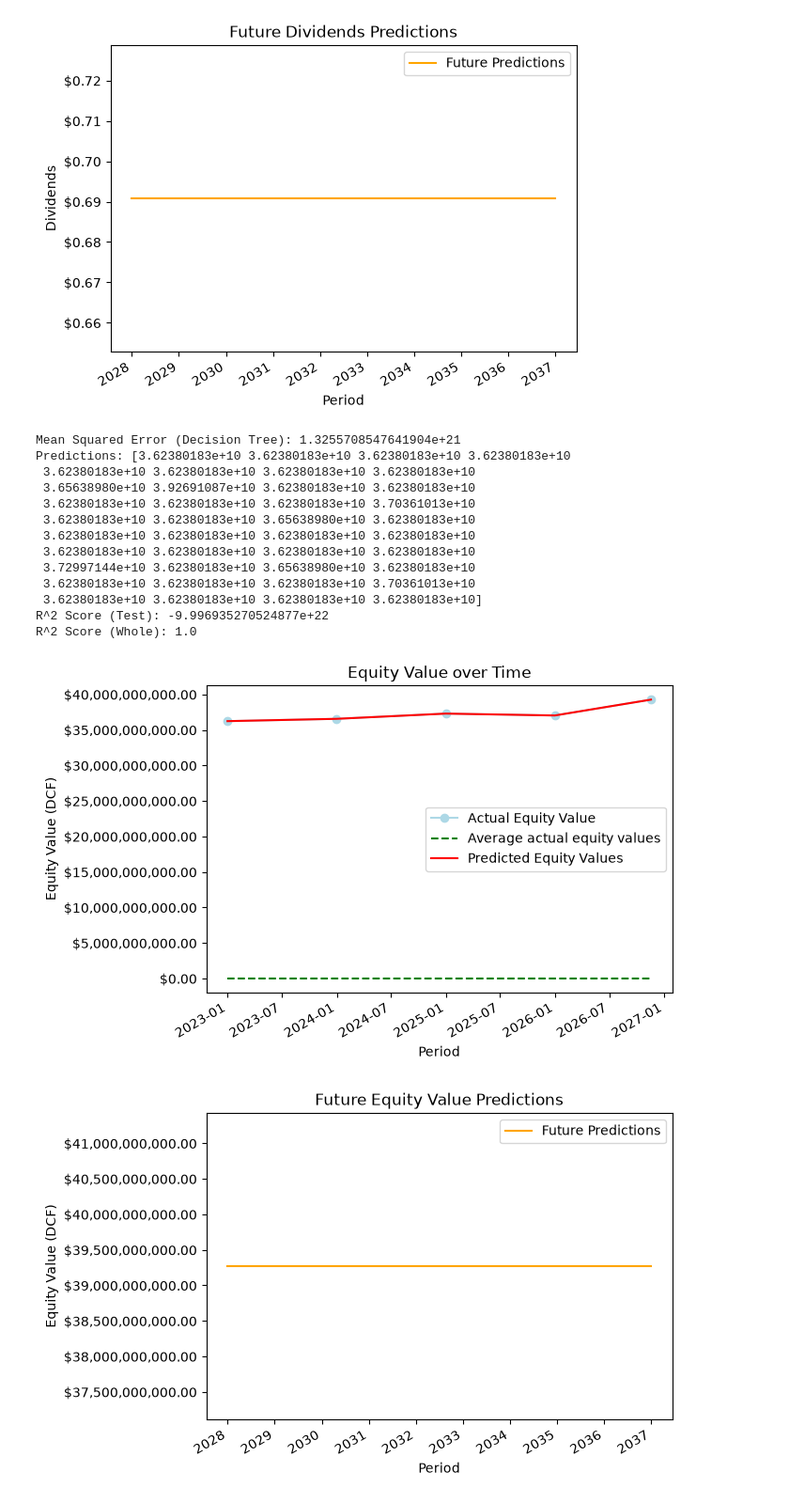
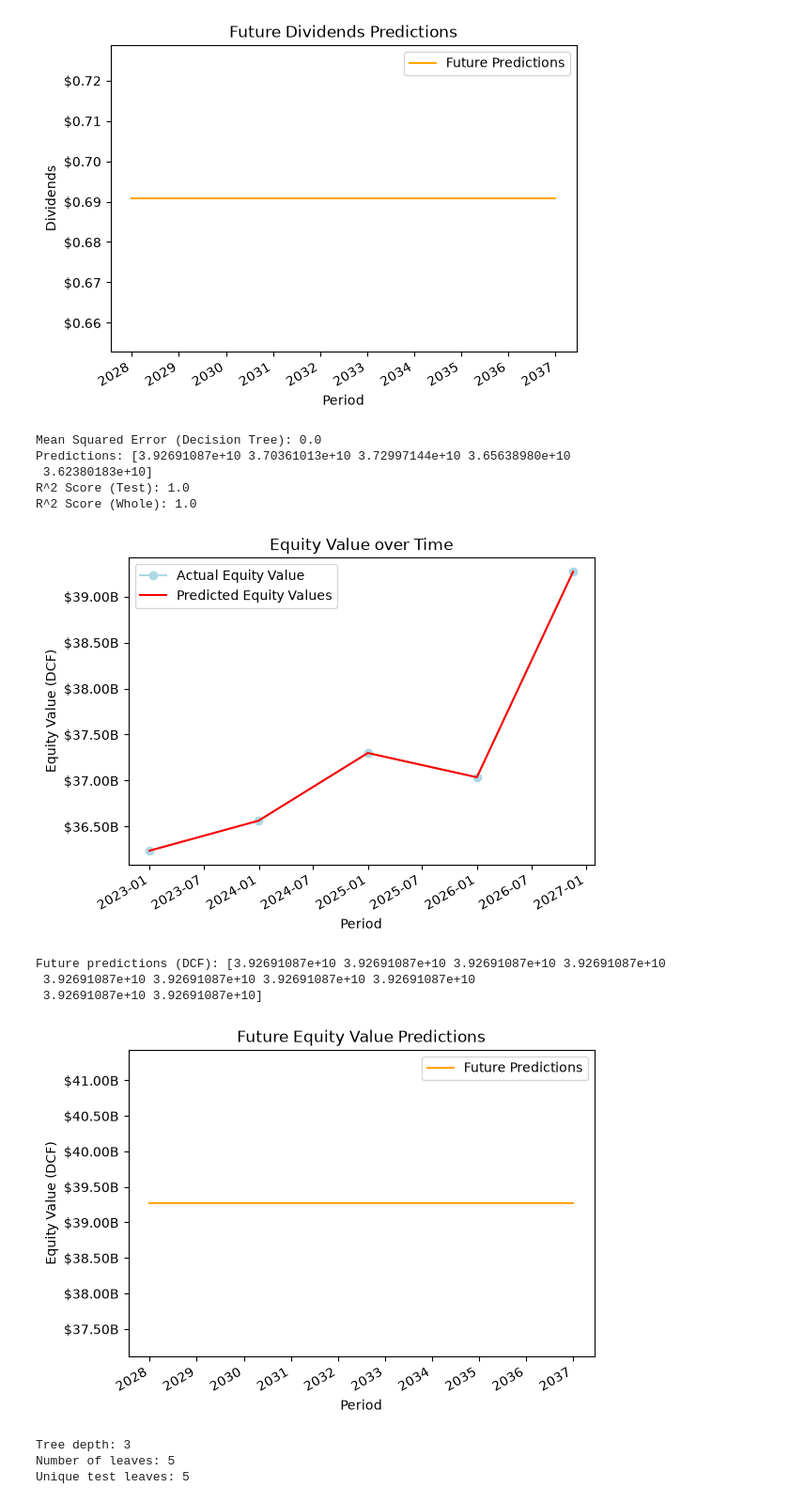
Before and after one commit to crsellinger/NW-Data-Analytics-Capstone, a Jupyter notebook: main.ipynb, the cells around one changed output. Shown at 94% size. Saved outputs shown, nothing was run; the diff lists cells and outputs as text; code cells hidden in the pictures.

Commit message:
Testing decision tree

```diff
--- a/main.ipynb
+++ b/main.ipynb
@@ -695,13 +695,13 @@ y_start = y_dcf.min()
 y_end = y_dcf.max()
 
 # Example model fitting
-X_train, X_test, y_train, y_test = train_test_split(
+X_train_dcf, X_test_dcf, y_train_dcf, y_test_dcf = train_test_split(
     X_dcf, y_dcf, test_size=0.5, random_state=42
 )
 
 dcf_model = LinearRegression()
-dcf_model.fit(X_train.values.reshape(-1, 1), y_train)
-y_pred = dcf_model.predict(X_test.values.reshape(-1, 1))
+dcf_model.fit(X_train_dcf.values.reshape(-1, 1), y_train_dcf)
+y_pred = dcf_model.predict(X_test_dcf.values.reshape(-1, 1))
 y_pred2 = dcf_model.predict(X_dcf.values.reshape(-1, 1))
 
 # plot X, y on line chart using plt
@@ -724,7 +724,7 @@ ax.plot(
 )
 # Predicted equity values, calculated with the DCF model
 ax.plot(
-    X_test.map(datetime.fromordinal),
+    X_test_dcf.map(datetime.fromordinal),
     y_pred,
     label="Predicted Equity Value",
     color="red",
@@ -738,7 +738,7 @@ ax.set_title("Equity Value over Time")
 plt.show()
 
 # Example model evaluation
-mse = round(mean_squared_error(y_test, y_pred), 2)
+mse = round(mean_squared_error(y_test_dcf, y_pred), 2)
 print("Mean Squared Error:", mse)
 
 # Example model predictions
@@ -748,7 +748,7 @@ print("Predictions:", y_pred)
 print("Model Coefficients:", dcf_model.coef_)
 print("Model Intercept:", dcf_model.intercept_)
 
-print("R^2 Score (Test):", r2_score(y_test, y_pred))
+print("R^2 Score (Test):", r2_score(y_test_dcf, y_pred))
 print("R^2 Score (Whole):", r2_score(y_dcf, y_pred2))
 # %% [output]
 [figure]
@@ -1009,20 +1009,20 @@ R^2 Score (Whole): 1.0
 # %%
 dcf_model2 = DecisionTreeRegressor(random_state=42)
 dcf_model2.fit(X_dcf.values.reshape(-1, 1), y_dcf)
-y_pred5 = dcf_model2.predict(X_test.values.reshape(-1, 1))
+y_pred5 = dcf_model2.predict(X_test_dcf.values.reshape(-1, 1))
 y_pred6 = dcf_model2.predict(X_dcf.values.reshape(-1, 1))
 
-mse_dt = round(mean_squared_error(y_test, y_pred5), 2)
+mse_dt = round(mean_squared_error(y_test_dcf, y_pred5), 2)
 print("Mean Squared Error (Decision Tree):", mse_dt)
 
 # Example model predictions
-print("Predictions:", y_pred5)
+print("Predictions:", y_pred6)
 
 # Example model coefficients
 # print("Model Coefficients:", ddm_model2.coef_)
 # print("Model Intercept:", ddm_model2.intercept_)
 
-print("R^2 Score (Test):", r2_score(y_test, y_pred5))
+print("R^2 Score (Test):", r2_score(y_test_dcf, y_pred5))
 print("R^2 Score (Whole):", r2_score(y_dcf, y_pred6))
 
 # plot X, y on line chart using plt
@@ -1036,13 +1036,13 @@ ax.plot(
     color="lightblue",
 )
 # Average actual equity values, draws straight line through actual equity values
-ax.plot(
-    [X_dcf.map(datetime.fromordinal).min(), X_dcf.map(datetime.fromordinal).max()],
-    [y_start, y_end],
-    color="green",
-    linestyle="--",
-    label="Average actual equity values",
-)
+# ax.plot(
+#     [X_dcf.map(datetime.fromordinal).min(), X_dcf.map(datetime.fromordinal).max()],
+#     [y_start, y_end],
+#     color="green",
+#     linestyle="--",
+#     label="Average actual equity value",
+# )
 # plot predicted values
 ax.plot(X_dcf.map(datetime.fromordinal), y_pred6, label="Predicted Equity Values", color="red")
 ax.legend()
@@ -1050,44 +1050,47 @@ ax.yaxis.set_major_formatter(FuncFormatter(lambda y, _: f"${y / scale:,.2f}{suff
 fig.autofmt_xdate()
 ax.set_xlabel("Period")
 ax.set_ylabel("Equity Value (DCF)")
 ax.set_title("Equity Value over Time")
 plt.show()
 
 # Predictive modeling, using DCF above to forecast 5-10 years future
 future_years_df = 10
 future_dates_df = [datetime.now(UTC).year + i for i in range(1, future_years_df + 1)]
 future_ordinals_df = [datetime(year, 12, 31).toordinal() for year in future_dates_df]
 future_X_df = pd.Series(future_ordinals_df)
 future_y_pred_dcf_dt = dcf_model2.predict(future_X_df.values.reshape(-1, 1))
+print(f"Future predictions (DCF): {future_y_pred_dcf_dt}")
 
 # Plot future predictions
 fig, ax = plt.subplots()
 ax.plot(
     future_X_df.map(datetime.fromordinal),
     future_y_pred_dcf_dt,
     label="Future Predictions",
     color="orange",
 )
 ax.legend()
 ax.yaxis.set_major_formatter(FuncFormatter(lambda y, _: f"${y / scale:,.2f}{suffix}"))
 fig.autofmt_xdate()
 ax.set_xlabel("Period")
 ax.set_ylabel("Equity Value (DCF)")
 ax.set_title("Future Equity Value Predictions")
 plt.show()
+
+print("Tree depth:", dcf_model2.get_depth())
+print("Number of leaves:", dcf_model2.get_n_leaves())
+print("Unique test leaves:", len(set(dcf_model2.apply(X_dcf.values.reshape(-1, 1)))))
 # %% [output]
-Mean Squared Error (Decision Tree): 1.3255708547641904e+21
-Predictions: [3.62380183e+10 3.62380183e+10 3.62380183e+10 3.62380183e+10
- 3.62380183e+10 3.62380183e+10 3.62380183e+10 3.62380183e+10
- 3.65638980e+10 3.92691087e+10 3.62380183e+10 3.62380183e+10
- 3.62380183e+10 3.62380183e+10 3.62380183e+10 3.70361013e+10
- 3.62380183e+10 3.62380183e+10 3.65638980e+10 3.62380183e+10
- 3.62380183e+10 3.62380183e+10 3.62380183e+10 3.62380183e+10
- 3.62380183e+10 3.62380183e+10 3.62380183e+10 3.62380183e+10
- 3.72997144e+10 3.62380183e+10 3.65638980e+10 3.62380183e+10
- 3.62380183e+10 3.62380183e+10 3.62380183e+10 3.70361013e+10
- 3.62380183e+10 3.62380183e+10 3.62380183e+10 3.62380183e+10]
-R^2 Score (Test): -9.996935270524877e+22
+Mean Squared Error (Decision Tree): 0.0
+Predictions: [3.92691087e+10 3.70361013e+10 3.72997144e+10 3.65638980e+10
+ 3.62380183e+10]
+R^2 Score (Test): 1.0
 R^2 Score (Whole): 1.0
-[figure, old version]
+[figure, new version]
+Future predictions (DCF): [3.92691087e+10 3.92691087e+10 3.92691087e+10 3.92691087e+10
+ 3.92691087e+10 3.92691087e+10 3.92691087e+10 3.92691087e+10
+ 3.92691087e+10 3.92691087e+10]
-[figure, old version]
+[figure, new version]
+Tree depth: 3
+Number of leaves: 5
+Unique test leaves: 5
```
